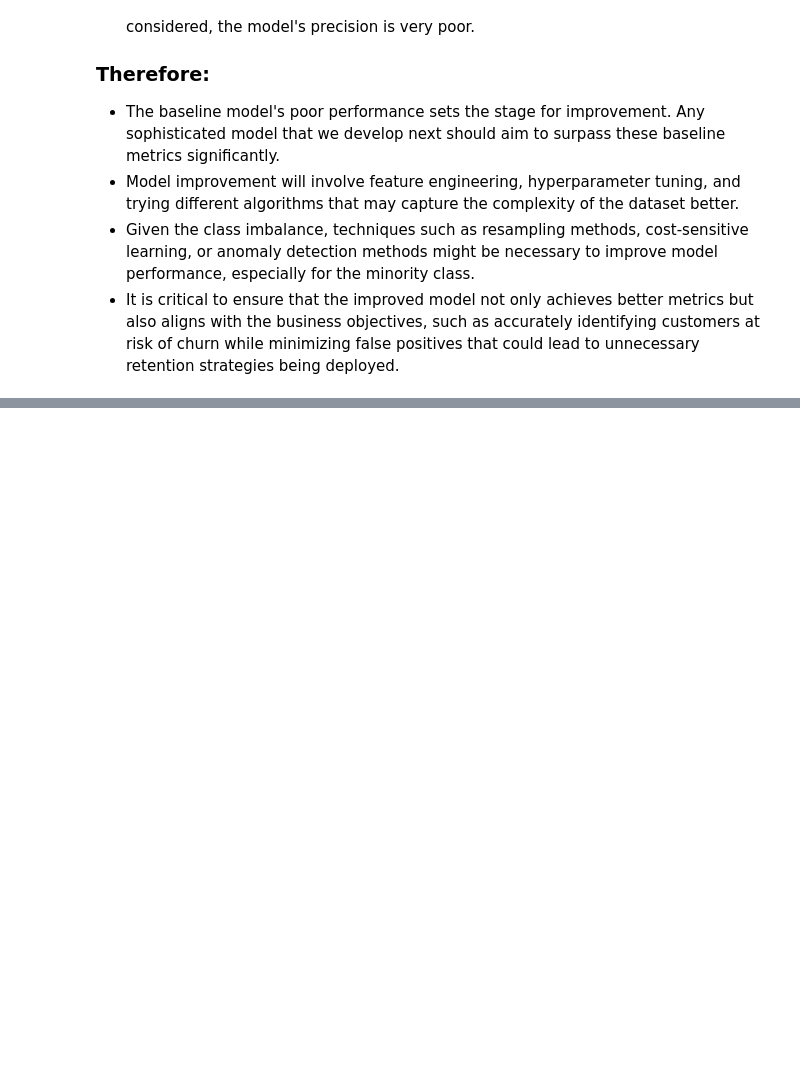
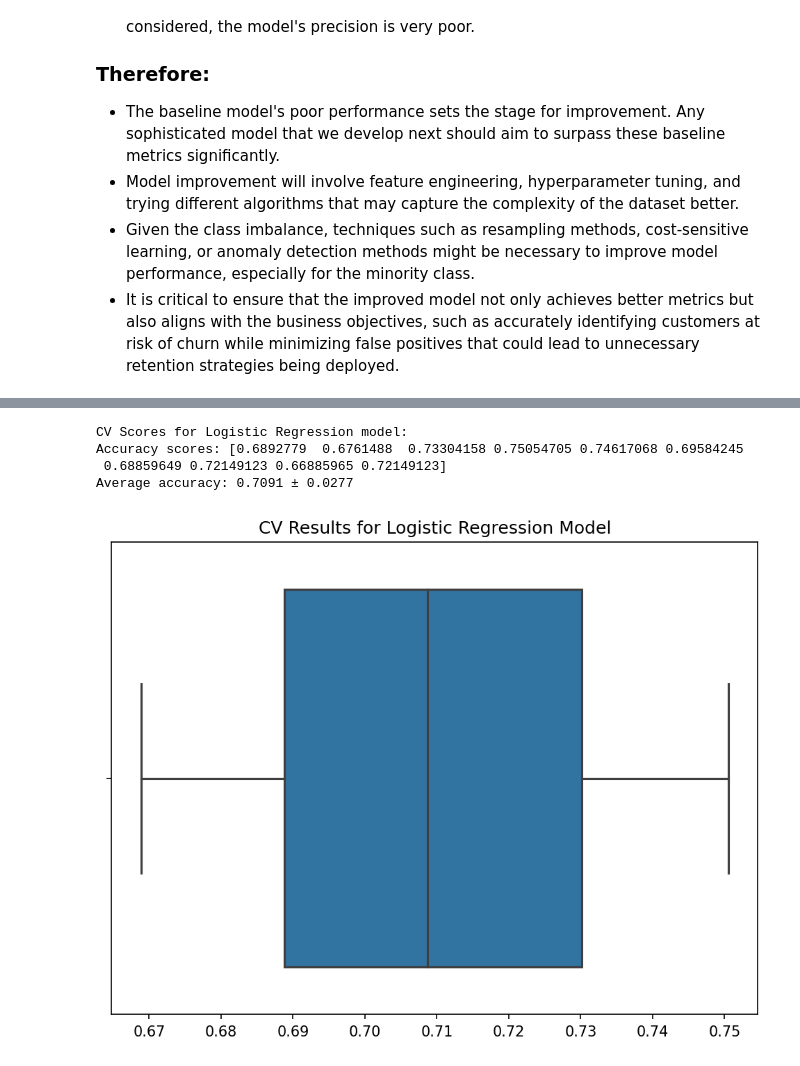
Before and after one commit to KPaul404/DSC_Phase_3_Project, a Jupyter notebook: index.ipynb, the cells around one changed output, grey strips where cells are left out. Drawn from its saved outputs; the diff is of its cells as text; code cells hidden in the pictures; blank space fills up the shorter version.

```diff
--- a/index.ipynb
+++ b/index.ipynb
@@ -809,0 +1041,26 @@ plot_roc_curve(y_test, y_scores_dummy, model_name='Dummy Model')
+# %%
+from sklearn.model_selection import cross_val_score
+
+
+# Logistic Regression model
+logreg = LogisticRegression(random_state=555)
+
+# Perform 10-fold cross-validation
+cv_scores = cross_val_score(logreg, X_train_resampled, y_train_resampled, cv=10)
+
+# Print CV summary
+print('CV Scores for Logistic Regression model:')
+print(f'Accuracy scores: {cv_scores}')
+print(f'Average accuracy: {np.mean(cv_scores):.4f} ± {np.std(cv_scores):.4f}')
+
+# Box Plot of Accuracy
+plt.figure(figsize=(8, 6))
+sns.boxplot(x=cv_scores)
+plt.title('CV Results for Logistic Regression Model')
+plt.show()
+# %% [output]
+CV Scores for Logistic Regression model:
+Accuracy scores: [0.6892779  0.6761488  0.73304158 0.75054705 0.74617068 0.69584245
+ 0.68859649 0.72149123 0.66885965 0.72149123]
+Average accuracy: 0.7091 ± 0.0277
+[figure, added]
```
Also changed, not shown: parts of 40 cells of this notebook.
